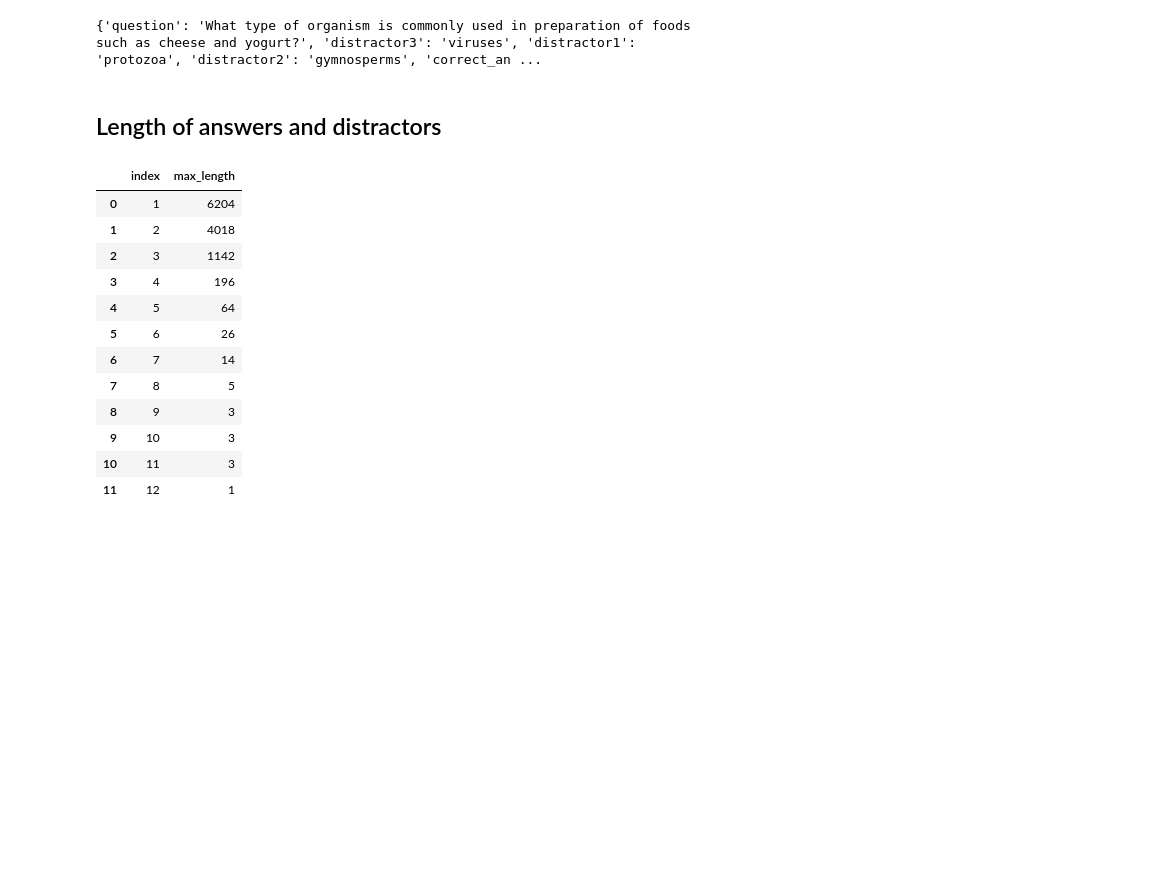
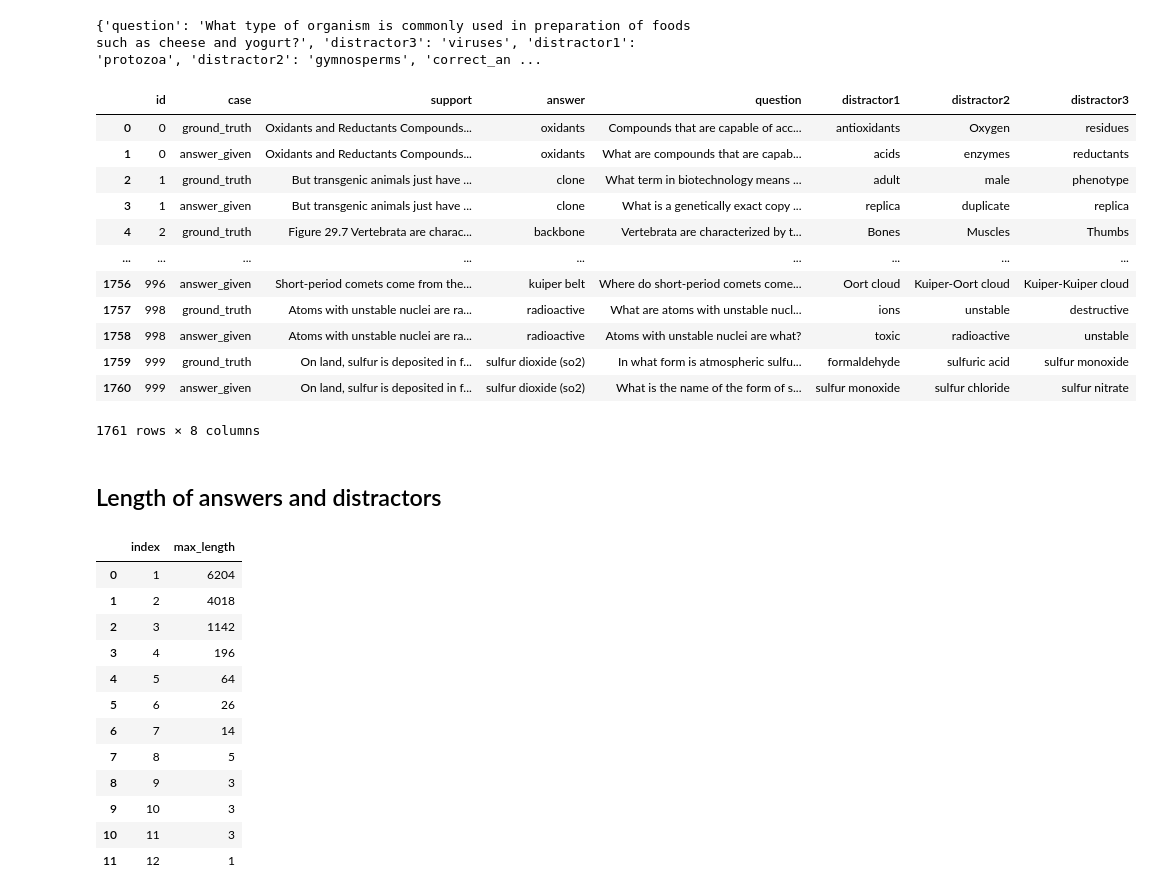
Before and after one commit to P-Zande/nlp-team-4, a Jupyter notebook: distractor_analysis.ipynb, the cells around one changed output. Cells and saved outputs as stored; diff of their text form; code cells hidden in the pictures; blank space fills up the shorter version.

```diff
--- a/distractor_analysis.ipynb
+++ b/distractor_analysis.ipynb
@@ -19,6 +19,24 @@ train = sciq["train"]
 print(train[0])
 # %% [output]
 {'question': 'What type of organism is commonly used in preparation of foods such as cheese and yogurt?', 'distractor3': 'viruses', 'distractor1': 'protozoa', 'distractor2': 'gymnosperms', 'correct_an ...
+# %%
+inference = pd.read_csv('inference_quantitative_analysis.tsv', sep='\t', header=0)
+# %%
+inference
+# %% [output]
+|  | id | case | support | answer | question | distractor1 | distractor2 | distractor3 |
+| 0 | 0 | ground_truth | Oxidants and Reductants Compounds... | oxidants | Compounds that are capable of acc... | antioxidants | Oxygen | residues |
+| 1 | 0 | answer_given | Oxidants and Reductants Compounds... | oxidants | What are compounds that are capab... | acids | enzymes | reductants |
+| 2 | 1 | ground_truth | But transgenic animals just have ... | clone | What term in biotechnology means ... | adult | male | phenotype |
+| 3 | 1 | answer_given | But transgenic animals just have ... | clone | What is a genetically exact copy ... | replica | duplicate | replica |
+| 4 | 2 | ground_truth | Figure 29.7 Vertebrata are charac... | backbone | Vertebrata are characterized by t... | Bones | Muscles | Thumbs |
+| ... | ... | ... | ... | ... | ... | ... | ... | ... |
+| 1756 | 996 | answer_given | Short-period comets come from the... | kuiper belt | Where do short-period comets come... | Oort cloud | Kuiper-Oort cloud | Kuiper-Kuiper cloud |
+| 1757 | 998 | ground_truth | Atoms with unstable nuclei are ra... | radioactive | What are atoms with unstable nucl... | ions | unstable | destructive |
+| 1758 | 998 | answer_given | Atoms with unstable nuclei are ra... | radioactive | Atoms with unstable nuclei are what? | toxic | radioactive | unstable |
+| 1759 | 999 | ground_truth | On land, sulfur is deposited in f... | sulfur dioxide (so2) | In what form is atmospheric sulfu... | formaldehyde | sulfuric acid | sulfur monoxide |
+| 1760 | 999 | answer_given | On land, sulfur is deposited in f... | sulfur dioxide (so2) | What is the name of the form of s... | sulfur monoxide | sulfur chloride | sulfur nitrate |
+1761 rows × 8 columns
 # %% [markdown]
 ## Length of answers and distractors
 # %%
```
Also changed, not shown: parts of 4 cells of this notebook.
